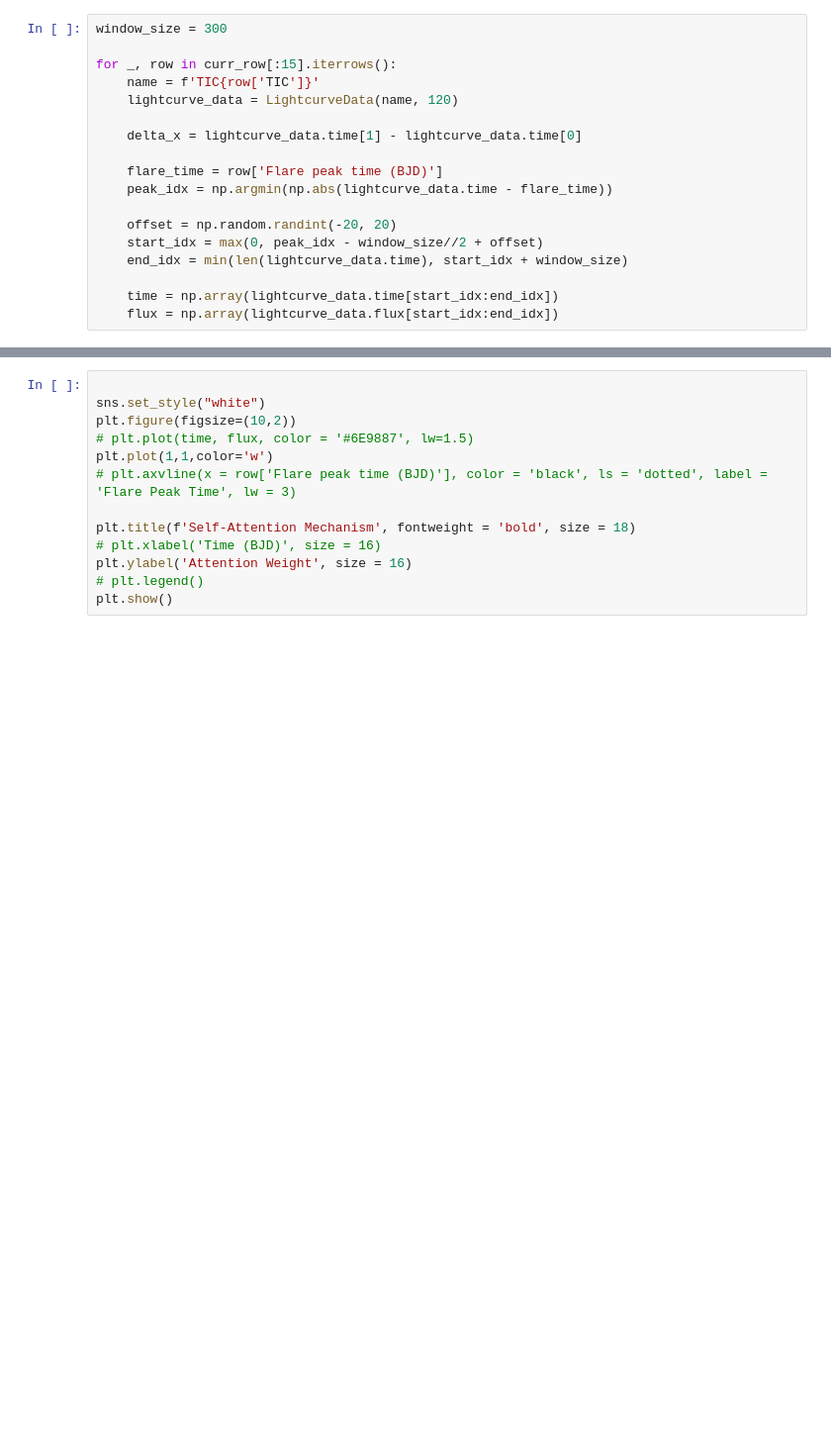
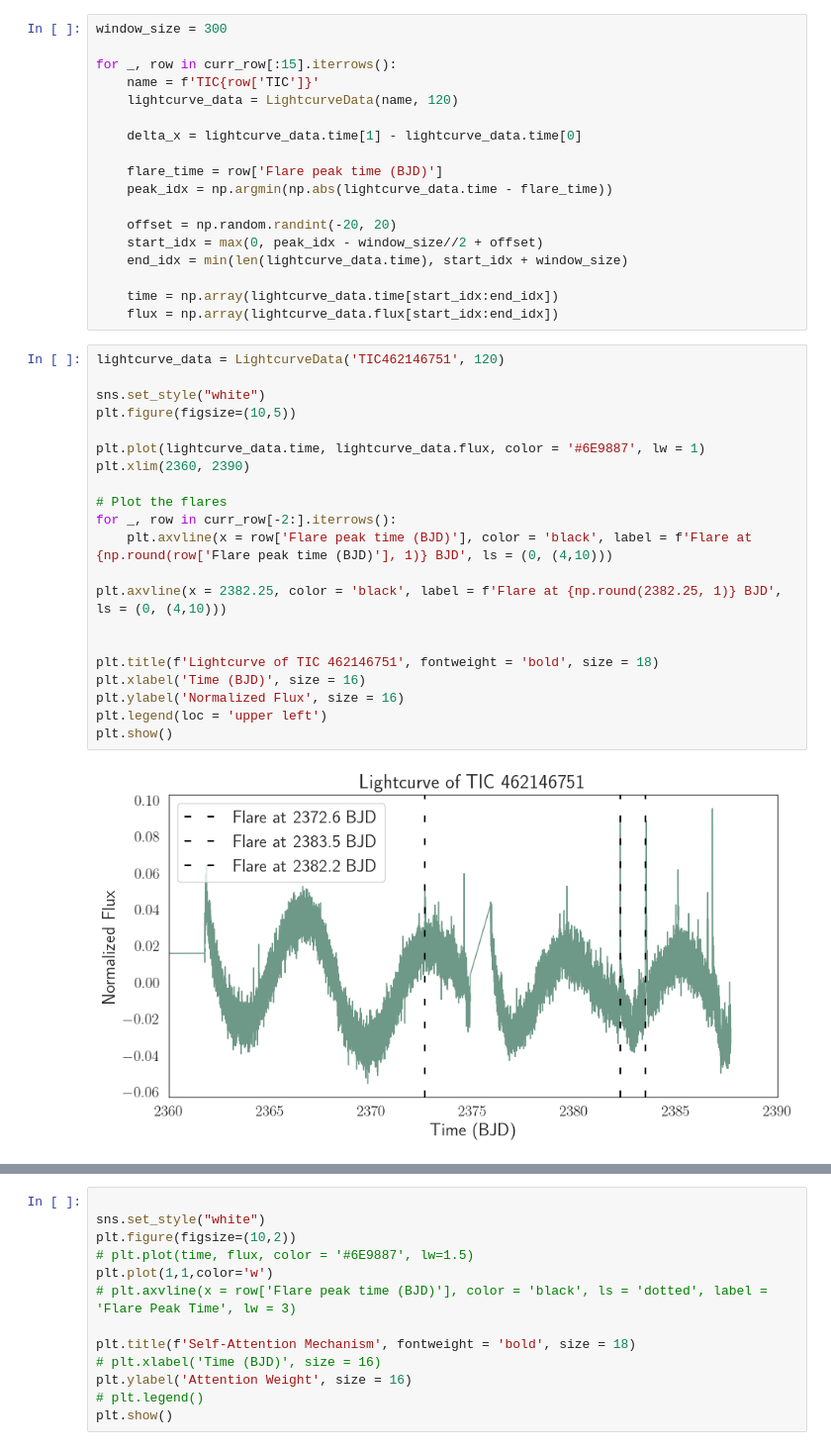
Before and after one commit to bellalongo/starlet, a Jupyter notebook: early_testing/thesis_plots.ipynb, the cells around one changed output, grey strips where cells are left out. Shown at 99% size. Saved outputs shown, nothing was run; the diff lists cells and outputs as text; blank space fills up the shorter version.

```diff
--- a/early_testing/thesis_plots.ipynb
+++ b/early_testing/thesis_plots.ipynb
@@ -52,3 +54,26 @@ for _, row in curr_row[:15].iterrows():
 
     time = np.array(lightcurve_data.time[start_idx:end_idx])
     flux = np.array(lightcurve_data.flux[start_idx:end_idx])
+# %%
+lightcurve_data = LightcurveData('TIC462146751', 120)
+
+sns.set_style("white")
+plt.figure(figsize=(10,5))
+
+plt.plot(lightcurve_data.time, lightcurve_data.flux, color = '#6E9887', lw = 1)
+plt.xlim(2360, 2390)
+
+# Plot the flares
+for _, row in curr_row[-2:].iterrows():
+    plt.axvline(x = row['Flare peak time (BJD)'], color = 'black', label = f'Flare at {np.round(row['Flare peak time (BJD)'], 1)} BJD', ls = (0, (4,10)))
+
+plt.axvline(x = 2382.25, color = 'black', label = f'Flare at {np.round(2382.25, 1)} BJD', ls = (0, (4,10)))
+
+
+plt.title(f'Lightcurve of TIC 462146751', fontweight = 'bold', size = 18)
+plt.xlabel('Time (BJD)', size = 16)
+plt.ylabel('Normalized Flux', size = 16)
+plt.legend(loc = 'upper left')
+plt.show()
+# %% [output]
+[figure, added]
```
Also changed, not shown: parts of 24 cells of this notebook, 57 other files.
